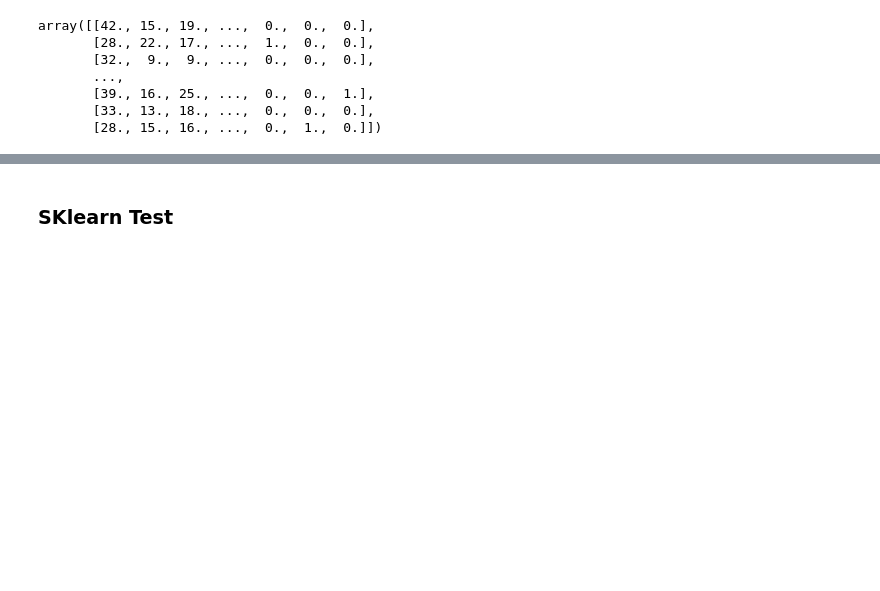
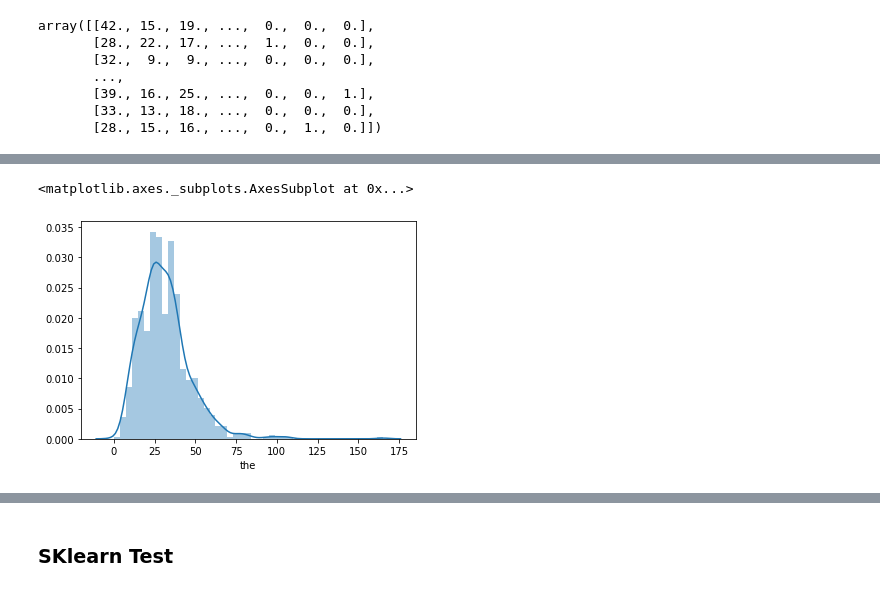
Before and after one commit to duranbe/clustering, a Jupyter notebook: TextClassification.ipynb, the cells around one changed output, grey strips where cells are left out. Saved outputs shown, nothing was run; the diff lists cells and outputs as text; code cells hidden in the pictures; blank space fills up the shorter version.

```diff
--- a/TextClassification.ipynb
+++ b/TextClassification.ipynb
@@ -101,3 +113,8 @@ df = pd.concat([df_pos,df_neg])
+# %%
+sns.distplot(df['the'][df['class']==0])
+# %% [output]
+<matplotlib.axes._subplots.AxesSubplot at 0x...>
+[figure, added]
 # %%
 df.head()
 # %% [output]
```
Also changed, not shown: parts of 20 cells of this notebook.
